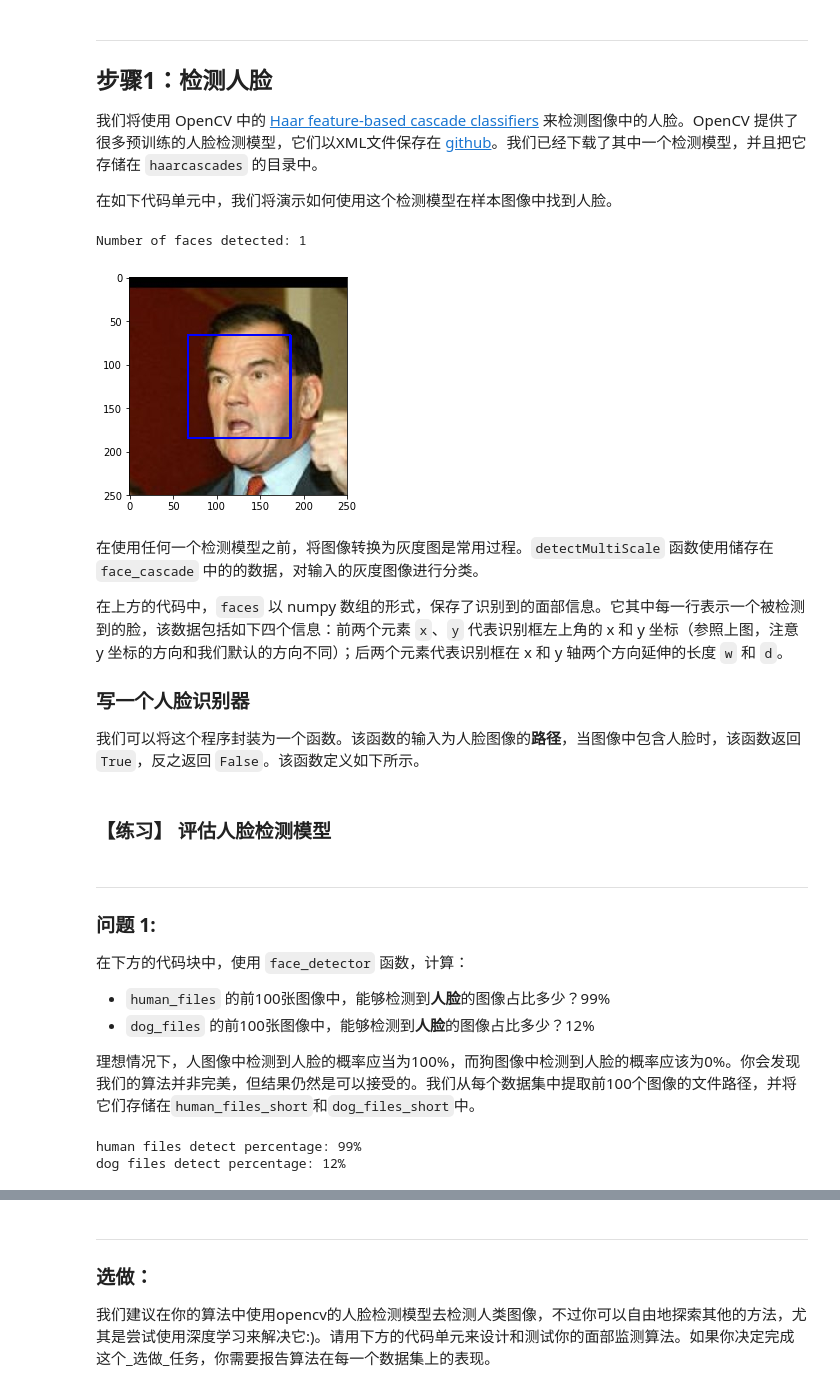
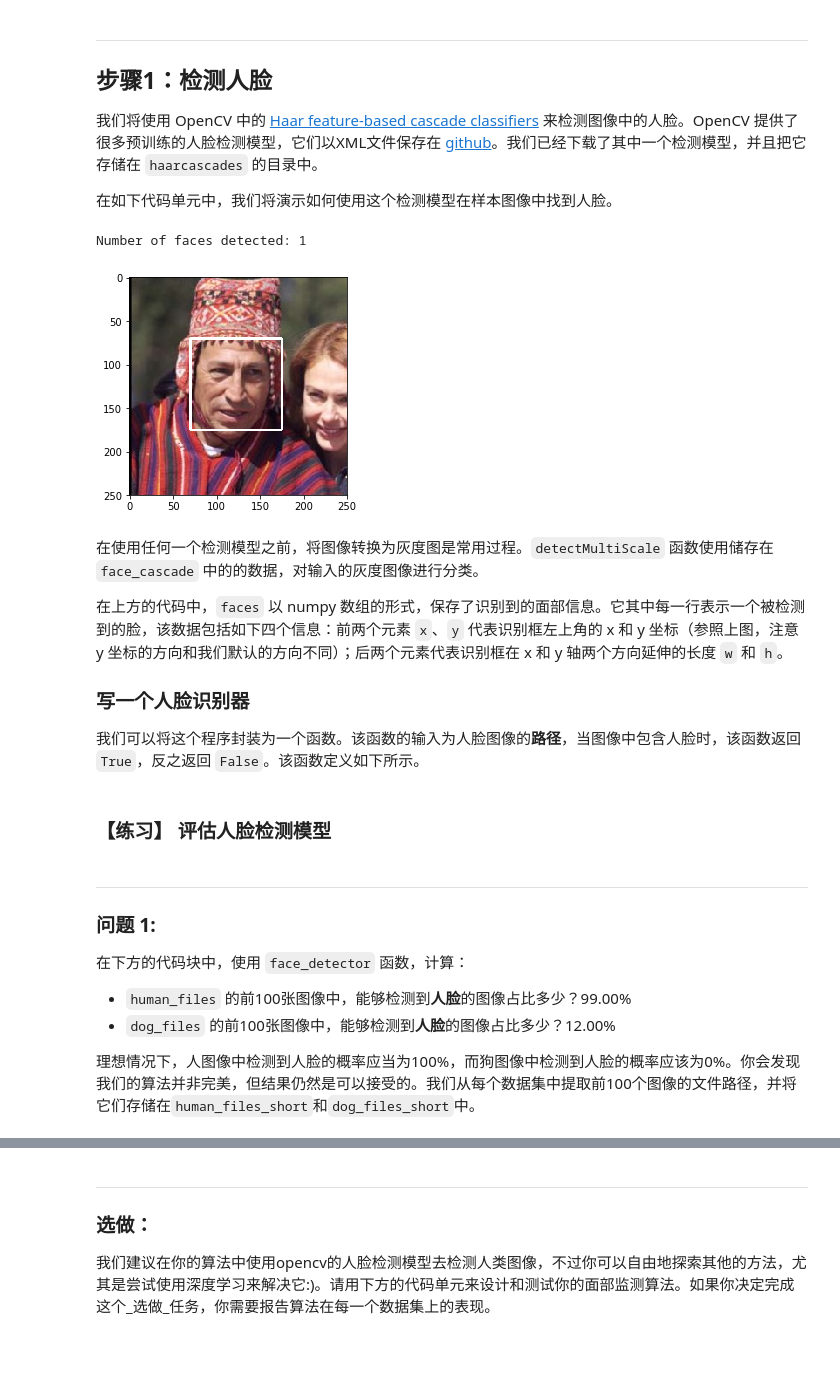
Before and after one commit to chrisway613/dog_projocet, a Jupyter notebook: dog_app.ipynb, the cells around one changed output, grey strips where cells are left out. Cells and saved outputs as stored; diff of their text form; code cells hidden in the pictures; blank space fills up the shorter version.

```diff
--- a/dog_app.ipynb
+++ b/dog_app.ipynb
@@ -122,40 +122,41 @@ There are 13233 total human images.
 import cv2
 import matplotlib.pyplot as plt
 %matplotlib inline
 
 # 提取预训练的人脸检测模型
 face_cascade = cv2.CascadeClassifier('haarcascades/haarcascade_frontalface_alt.xml')
 
 # 加载彩色（通道顺序为BGR）图像
-img = cv2.imread(human_files[6])
+img = cv2.imread(human_files[10])
+# img = cv2.imread('images/star.jpg')
 
 # 将BGR图像进行灰度处理
 gray = cv2.cvtColor(img, cv2.COLOR_BGR2GRAY)
 
 # 在图像中找出脸
 faces = face_cascade.detectMultiScale(gray)
 
 # 打印图像中检测到的脸的个数
 print('Number of faces detected:', len(faces))
 
 # 获取每一个所检测到的脸的识别框
 for (x,y,w,h) in faces:
     # 在人脸图像中绘制出识别框
-    cv2.rectangle(img, (x,y), (x+w, y+h), (255, 0, 0), 2)
+    cv2.rectangle(img, pt1=(x,y), pt2=(x+w, y+h), color=(255, 255, 255), thickness=2, shift=0)
 
 # 将BGR图像转变为RGB图像以打印
 cv_rgb = cv2.cvtColor(img, cv2.COLOR_BGR2RGB)
 
 # 展示含有识别框的图像
 plt.imshow(cv_rgb)
 plt.show()
 # %% [output]
 Number of faces detected: 1
-[figure, old version]
+[figure, new version]
 # %% [markdown]
 在使用任何一个检测模型之前，将图像转换为灰度图是常用过程。`detectMultiScale` 函数使用储存在 `face_cascade` 中的的数据，对输入的灰度图像进行分类。
 
-在上方的代码中，`faces` 以 numpy 数组的形式，保存了识别到的面部信息。它其中每一行表示一个被检测到的脸，该数据包括如下四个信息：前两个元素  `x`、`y` 代表识别框左上角的 x 和 y 坐标（参照上图，注意 y 坐标的方向和我们默认的方向不同）；后两个元素代表识别框在 x 和 y 轴两个方向延伸的长度 `w` 和 `d`。
+在上方的代码中，`faces` 以 numpy 数组的形式，保存了识别到的面部信息。它其中每一行表示一个被检测到的脸，该数据包括如下四个信息：前两个元素  `x`、`y` 代表识别框左上角的 x 和 y 坐标（参照上图，注意 y 坐标的方向和我们默认的方向不同）；后两个元素代表识别框在 x 和 y 轴两个方向延伸的长度 `w` 和 `h`。
 
 ### 写一个人脸识别器
 
@@ -179,26 +180,7 @@ def face_detector(img_path):
 
 在下方的代码块中，使用 `face_detector` 函数，计算：
 
-- `human_files` 的前100张图像中，能够检测到**人脸**的图像占比多少？99%
-- `dog_files` 的前100张图像中，能够检测到**人脸**的图像占比多少？12%
+- `human_files` 的前100张图像中，能够检测到**人脸**的图像占比多少？99.00%
+- `dog_files` 的前100张图像中，能够检测到**人脸**的图像占比多少？12.00%
 
 理想情况下，人图像中检测到人脸的概率应当为100%，而狗图像中检测到人脸的概率应该为0%。你会发现我们的算法并非完美，但结果仍然是可以接受的。我们从每个数据集中提取前100个图像的文件路径，并将它们存储在`human_files_short`和`dog_files_short`中。
-# %%
-human_files_short = human_files[:100]
-dog_files_short = train_files[:100]
-## 请不要修改上方代码
-
-## TODO: 基于human_files_short和dog_files_short
-## 中的图像测试face_detector的表现
-human_detect_num = 0
-for human_file in human_files_short:
-    human_detect_num += face_detector(human_file)
-print("human files detect percentage: {}%".format(human_detect_num))
-
-dog_detect_num = 0
-for dog_file in dog_files_short:
-    dog_detect_num += face_detector(dog_file)
-print("dog files detect percentage: {}%".format(dog_detect_num))
-# %% [output]
-human files detect percentage: 99%
-dog files detect percentage: 12%
```
Also changed, not shown: parts of 37 cells of this notebook, 2 other files.
